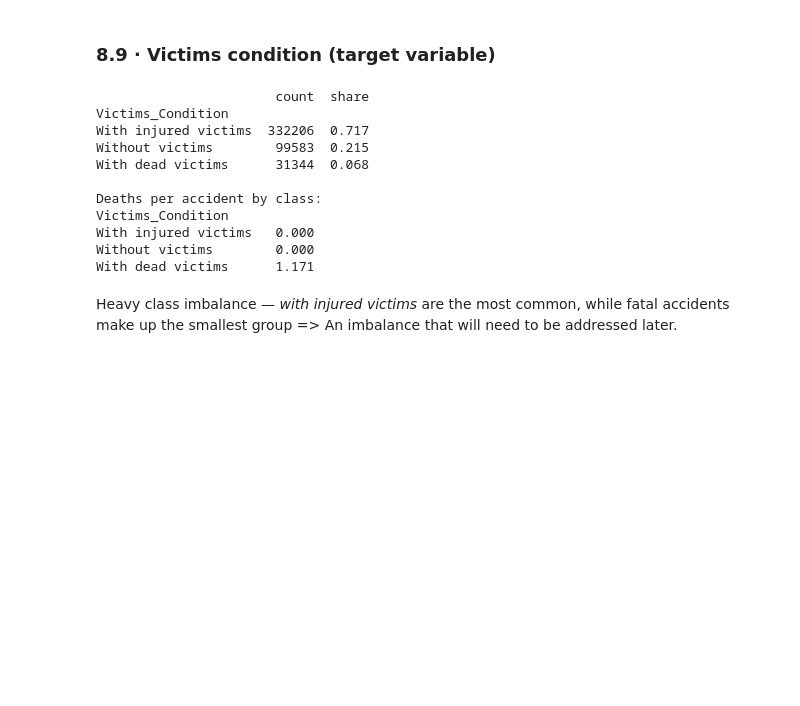
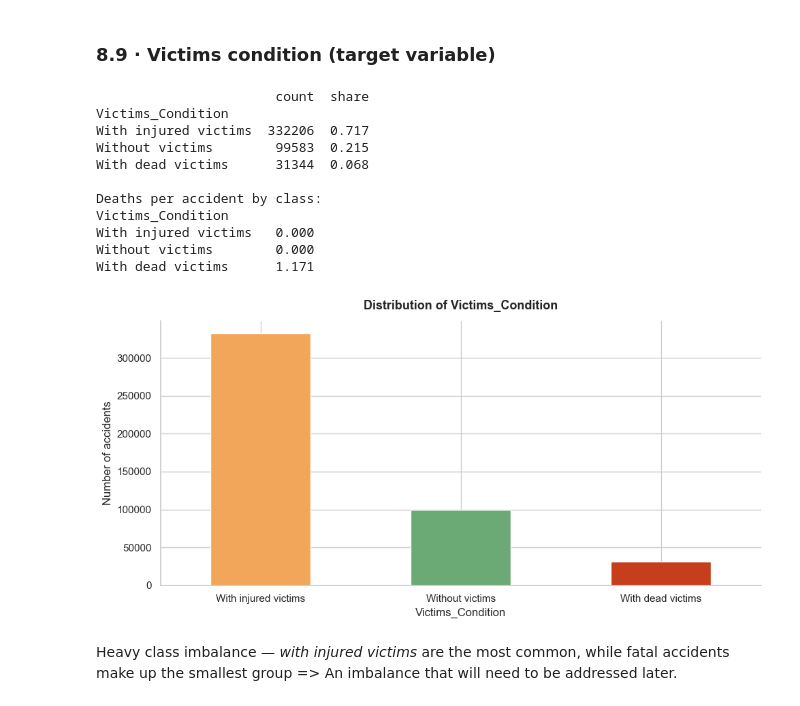
Before and after one commit to Aang1214/Dissertation, a Jupyter notebook: PollishedEDA.ipynb, the cells around one changed output. Saved outputs shown, nothing was run; the diff lists cells and outputs as text; code cells hidden in the pictures; blank space fills up the shorter version.

```diff
--- a/PollishedEDA.ipynb
+++ b/PollishedEDA.ipynb
@@ -764,24 +775,32 @@ plt.tight_layout(); plt.show()
 # %%
 victim_counts = df['Victims_Condition'].value_counts()
 victim_share  = df['Victims_Condition'].value_counts(normalize=True)
 
 summary = pd.DataFrame({'count': victim_counts, 'share': victim_share})
 print(summary.to_string())
 
 print('\nDeaths per accident by class:')
 print(df.groupby('Victims_Condition')['Deaths'].mean().sort_values().to_string())
+
+victim_counts.plot(kind='bar', color=[PALETTE['warn'], PALETTE['ok'], PALETTE['danger']])
+plt.title('Distribution of Victims_Condition')
+plt.ylabel('Number of accidents')
+plt.xticks(rotation=0)
+plt.tight_layout()
+plt.show()
 # %% [output]
                        count  share
 Victims_Condition
 With injured victims  332206  0.717
 Without victims        99583  0.215
 With dead victims      31344  0.068
 
 Deaths per accident by class:
 Victims_Condition
 With injured victims   0.000
 Without victims        0.000
 With dead victims      1.171
+[figure, added]
 # %% [markdown]
 Heavy class imbalance — *with injured victims* are the most common, while fatal accidents make up the smallest group => An imbalance that will need to be addressed later.
 # %% [markdown]
```
Also changed, not shown: parts of 34 cells of this notebook, 4 other files.
